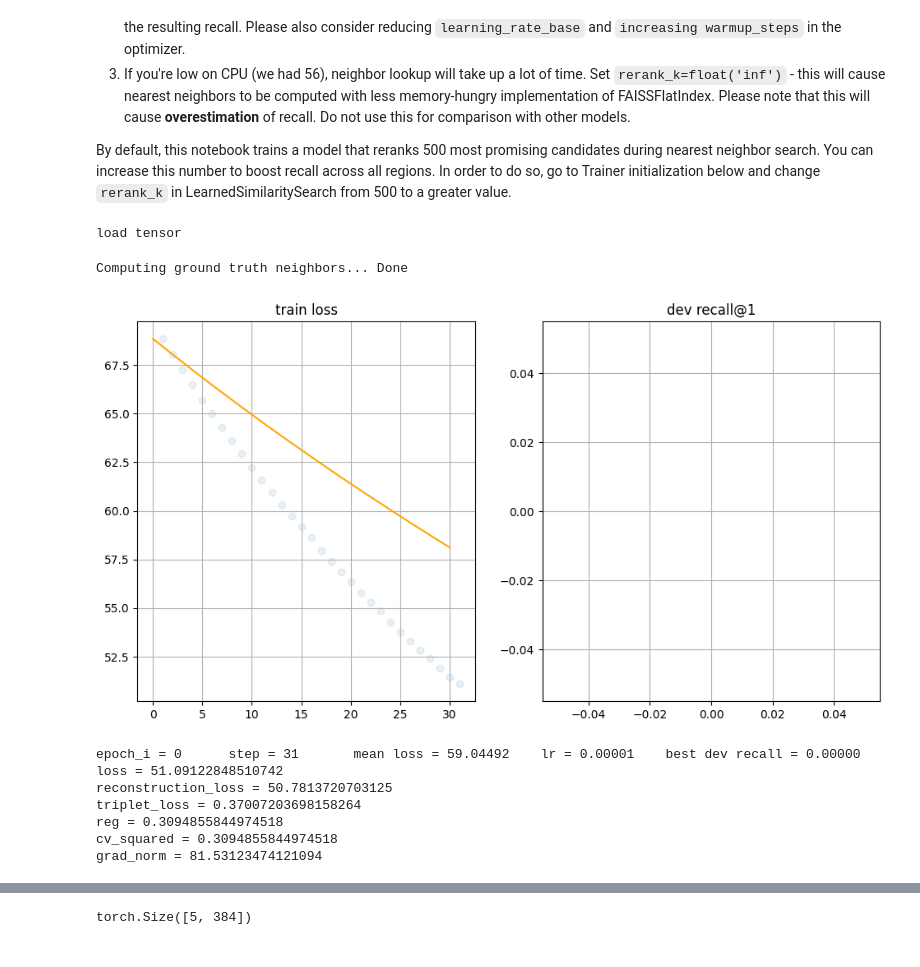
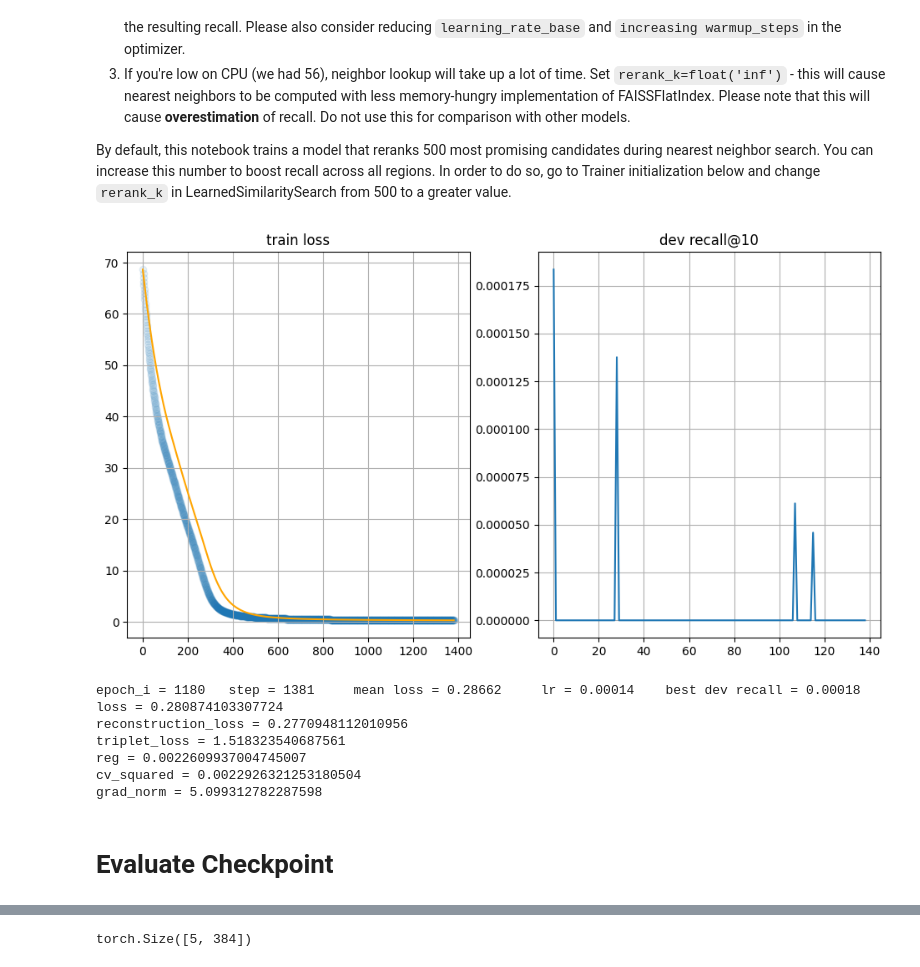
Before and after one commit to kevin-rn/Efficient-Fact-checking, a Jupyter notebook: baselines/unq/notebooks/enwiki_unq_16b.ipynb, the cells around one changed output, grey strips where cells are left out. Saved outputs shown, nothing was run; the diff lists cells and outputs as text; code cells hidden in the pictures.

```diff
--- a/baselines/unq/notebooks/enwiki_unq_16b.ipynb
+++ b/baselines/unq/notebooks/enwiki_unq_16b.ipynb
@@ -11,13 +11,14 @@ import torch, torch.nn as nn
 import torch.nn.functional as F
 from torch.utils.data import random_split
 from tqdm import tqdm
+import random
 from qhoptim.pyt import QHAdam
 from functools import partial
 device_ids = list(range(torch.cuda.device_count()))
+os.environ['CUDA_LAUNCH_BLOCKING'] = '1'
 
 setting = 'original-full'
-experiment_name = 'enwiki_claim_unq_16b'
-experiment_name = '{}_{}.{:0>2d}.{:0>2d}_{:0>2d}:{:0>2d}:{:0>2d}'.format(experiment_name, *time.gmtime()[:6])
+experiment_name = '{}_{}.{:0>2d}.{:0>2d}_{:0>2d}:{:0>2d}:{:0>2d}'.format(setting, *time.gmtime()[:6])
 print("experiment:", experiment_name)
 # %% [output]
 env: CUDA_VISIBLE_DEVICES=1
@@ -50,7 +51,7 @@ trainer.step += 1
 
 By default, this notebook trains a model that reranks 500 most promising candidates during nearest neighbor search. You can increase this number to boost recall across all regions. In order to do so, go to Trainer initialization below and change `rerank_k` in LearnedSimilaritySearch from 500 to a greater value.
 # %%
-dataset = lib.Dataset('ENWIKI', normalize=True)
+dataset = lib.Dataset('ENWIKI', normalize=True, setting=setting)
 
 model = lib.UNQModel(
     input_dim=dataset.vector_dim, hidden_dim=1024, bottleneck_dim=256,
@@ -60,7 +61,7 @@ model = lib.UNQModel(
 ).cuda()
 
 with torch.no_grad():
-    model(dataset.train_vectors[:1000].cuda())
+    model(dataset.train_data_vectors[:1000].cuda())
     # ^-- initialize model on first run
 
 trainer = lib.Trainer(
@@ -81,10 +82,7 @@ trainer = lib.Trainer(
                                     reorder_batch_size=250, device_ids=device_ids),
     SimilaritySearch=lib.FAISSFlatIndex,  # reference nearest vectors will be mined this way
     device_ids=device_ids
-
 )
-# %% [output]
-load tensor
 # %%
 import matplotlib.pyplot as plt
 %matplotlib inline
@@ -96,18 +94,25 @@ moving_average = lambda x, **kw: DataFrame({'x':np.asarray(x)}).x.ewm(**kw).mean
 best_recall = 0.0
 step_history, loss_history, recall_history = [], [], []
 
-train_base = dataset.train_vectors.cuda()
-train_gt = trainer.get_true_nearest_ids(train_base, k=10, exclude_self=True)
+train_base = dataset.train_data_vectors.cuda()
+train_query = dataset.train_query_vectors.cuda()
+# train_gt = trainer.get_true_nearest_ids(train_base, exclude_self=True)
+train_gt = dataset.train_nn_indices.cuda()
 
 def fetch_negatives():
-    return trainer.get_negative_ids(train_base.cpu(), positive_ids=train_gt.cpu(), k=100, skip_k=100).cuda()
+    return trainer.get_negative_ids_enwiki(train_base.cpu(), positive_ids=train_gt.cpu(), k=100, skip_k=100).cuda()
 
-def sample_uniform(base, ids):
-    return base[ids[torch.arange(ids.shape[0]), torch.randint(0, ids.shape[1], size=[ids.shape[0]])]]
+def sample_uniform(base, ids, replace_negative_ids):
+    if replace_negative_ids:
+        # Exclude -1 in nn indices and randomly sample for the actual vector sizes.
+        indices_lengths = sum((ids != -1).reshape(-1, ids.shape[0])).cpu().tolist()
+        ids_values = [random.randint(0,size-1) for size in indices_lengths]
+        indices = torch.tensor(ids_values, dtype=int, device=base.device)
+    else:
+        indices = torch.randint(0, ids.shape[1], size=[ids.shape[0]])
+    return base[ids[torch.arange(ids.shape[0]), indices]]
-# %% [output]
-Computing ground truth neighbors... Done
 # %%
-for epoch_i in range(1):
+for epoch_i in range(10000):
     trainer.loss.module.opts['cv_coeff'] = max(0.05, 1. - trainer.step / 100_000)
     trainer.drop_large_grads = trainer.step >= 1000
 
@@ -116,50 +121,55 @@ for epoch_i in range(1):
         train_negatives = fetch_negatives()
 
     for x_batch, nearest_ids, negative_ids in lib.iterate_minibatches(
-        train_base, train_gt, train_negatives, batch_size=8192 * 2, callback=tqdm):
+        train_query, train_gt, train_negatives, batch_size=8192 * 2, callback=tqdm):
         metrics_t = trainer.train_on_batch(x_batch,
-                                           x_positives=sample_uniform(train_base, nearest_ids),
-                                           x_negatives=sample_uniform(train_base, negative_ids))
+                                           x_positives=sample_uniform(train_base, nearest_ids, True),
+                                           x_negatives=sample_uniform(train_base, negative_ids, False))
         loss_history.append(metrics_t['loss'].mean().item())
         step_history.append(trainer.step)
 
     if epoch_i % 10 == 0: # every ~500 steps
         metrics_t = {key: lib.check_numpy(value) for key, value in metrics_t.items()}
         lib.free_memory()
 
-        recall_t = trainer.evaluate_recall(dataset.test_vectors.cuda(), dataset.query_vectors.cuda(), k=1)
+        # recall_t = trainer.evaluate_recall(dataset.test_vectors.cuda(), dataset.query_vectors.cuda(), k=1)
+        recall_t = trainer.evaluate_recall_enwiki(base=dataset.test_data_vectors.cuda(), query=dataset.test_query_vectors.cuda(),
+                                                  reference_indices=dataset.test_nn_indices.numpy(), k=10)
         # ^-- this line evaluates recall@1. Change k to 10, 100, etc. to get recall for different top sizes
 
         recall_history.append(recall_t)
         if recall_t > best_recall:
             best_recall = recall_t
             trainer.save_checkpoint('best')
 
         clear_output(True)
         plt.figure(figsize=[18, 6])
         plt.subplot(1, 3, 1); plt.title('train loss'); plt.grid()
         plt.scatter(step_history, loss_history, alpha=0.1)
         plt.plot(moving_average(loss_history, span=100), c='orange')
-        plt.subplot(1, 3, 2); plt.title('dev recall@1'); plt.grid()
+        plt.subplot(1, 3, 2); plt.title('dev recall@10'); plt.grid()
         plt.plot(recall_history)
         plt.show()
 
         print("epoch_i = %i \t step = %i \t mean loss = %.5f \t lr = %.5f \t best dev recall = %.5f" % (
             epoch_i, trainer.step, np.mean(loss_history[-100:]),
             lib.get_learning_rate(trainer.opt), best_recall))
         for k, v in metrics_t.items():
             print('{} = {}'.format(k, np.mean(lib.check_numpy(v))))
 
+
 # see you in tensorboard...
 # %% [output]
-[figure, old version]
+[figure, new version]
-epoch_i = 0      step = 31       mean loss = 59.04492    lr = 0.00001    best dev recall = 0.00000
-loss = 51.09122848510742
-reconstruction_loss = 50.7813720703125
-triplet_loss = 0.37007203698158264
-reg = 0.3094855844974518
-cv_squared = 0.3094855844974518
-grad_norm = 81.53123474121094
+epoch_i = 1180   step = 1381     mean loss = 0.28662     lr = 0.00014    best dev recall = 0.00018
+loss = 0.280874103307724
+reconstruction_loss = 0.2770948112010956
+triplet_loss = 1.518323540687561
+reg = 0.0022609937004745007
+cv_squared = 0.0022926321253180504
+grad_norm = 5.099312782287598
+# %% [markdown]
+# Evaluate Checkpoint
 # %%
 dataset = lib.Dataset("ENWIKI", normalize=True)
 model = lib.UNQModel(input_dim=dataset.vector_dim, num_codebooks=16).cuda()
```
Also changed, not shown: parts of 3 cells of this notebook, 3 other files.
